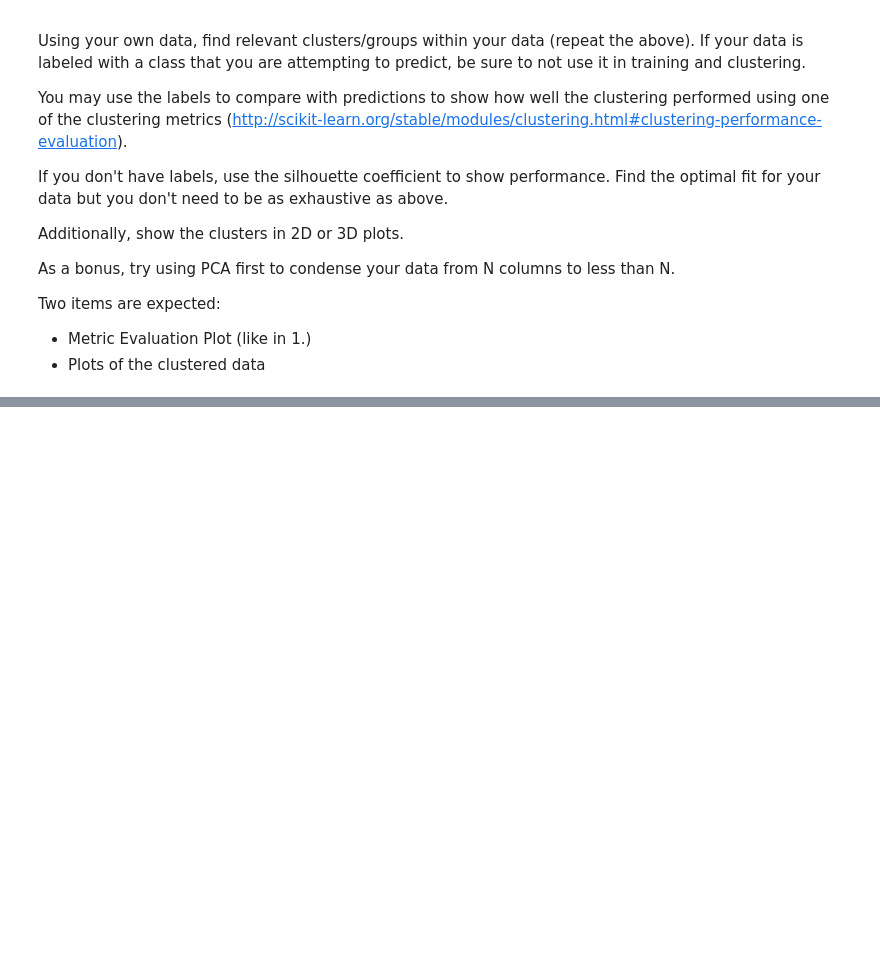
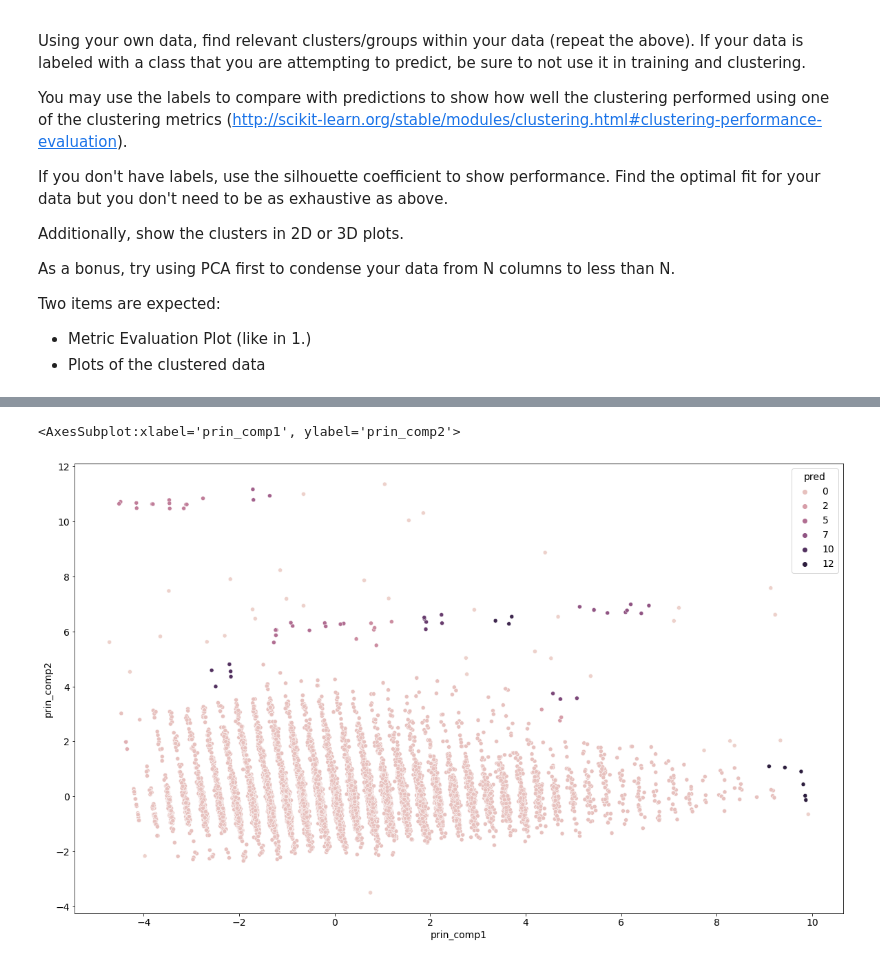
Before and after one commit to gdlevay/portfolio, a Jupyter notebook: mlnn/w8/asnmt_gdl.ipynb, the cells around one changed output, grey strips where cells are left out. Cells and saved outputs as stored; diff of their text form; code cells hidden in the pictures; blank space fills up the shorter version.

```diff
--- a/mlnn/w8/asnmt_gdl.ipynb
+++ b/mlnn/w8/asnmt_gdl.ipynb
@@ -147,0 +198,3 @@ sns.scatterplot(data = finaldf,
+# %%
+db = DBSCAN(eps = 0.5, min_samples = 3)
+labels_pred = db.fit_predict(principal_df)
@@ -147,0 +205,2 @@ sns.scatterplot(data = finaldf,
+# %%
+preddf = pd.concat([principal_df, pd.DataFrame(data = labels_pred, columns = ["pred"])], axis = 1)
@@ -147,0 +223,10 @@ sns.scatterplot(data = finaldf,
+# %%
+sns.scatterplot(
+    data = preddf,
+    x = "prin_comp1",
+    y = "prin_comp2",
+    hue = "pred"
+)
+# %% [output]
+<AxesSubplot:xlabel='prin_comp1', ylabel='prin_comp2'>
+[figure, added]
```
Also changed, not shown: parts of 16 cells of this notebook.
